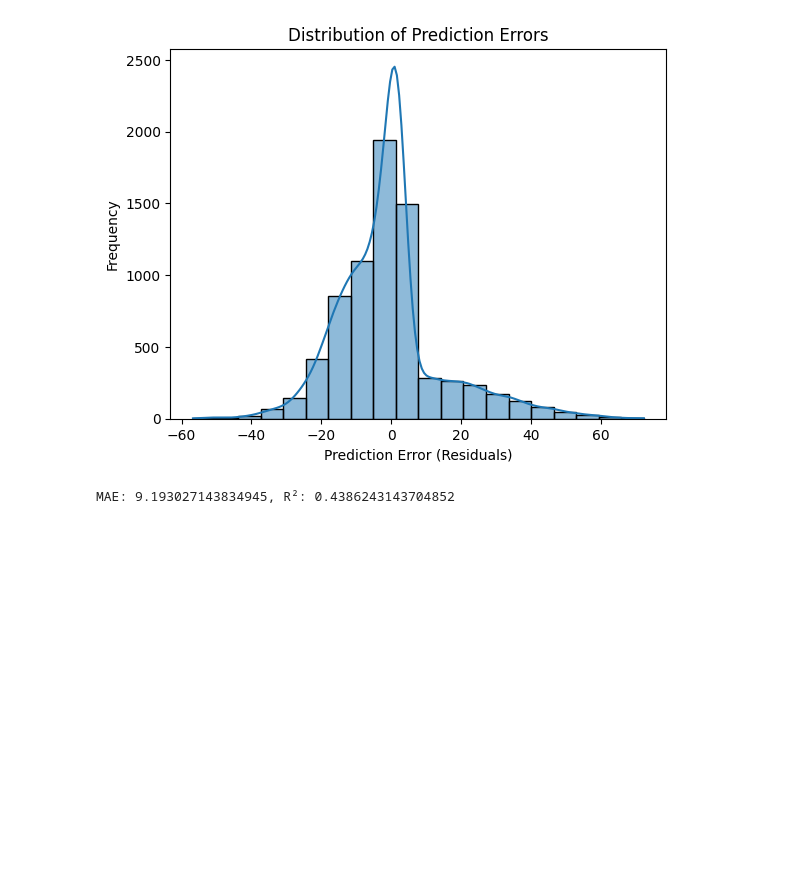
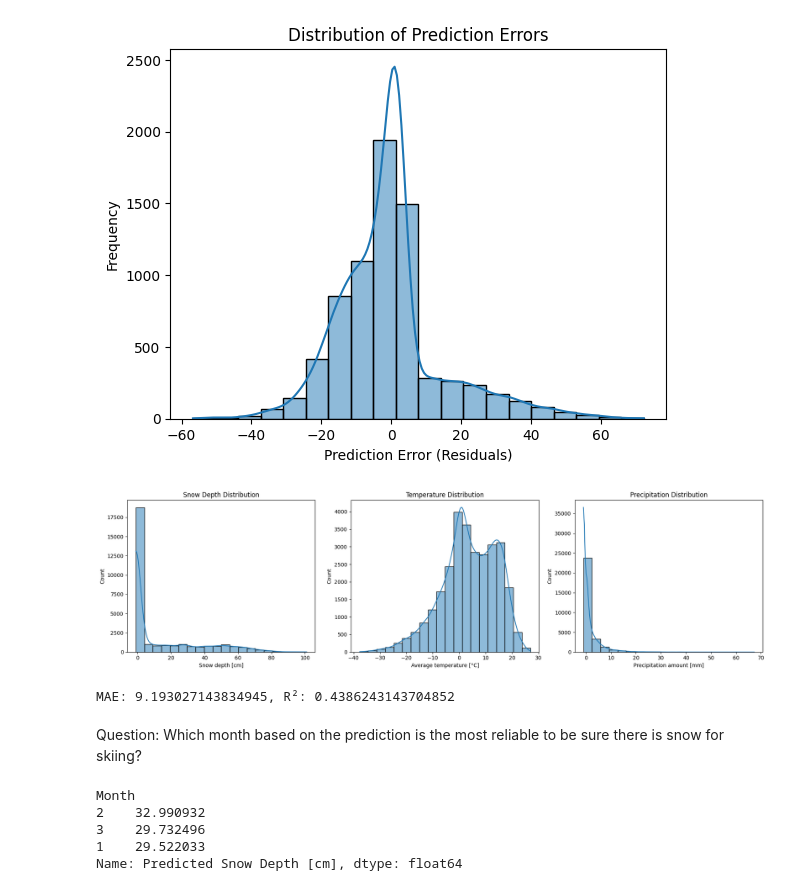
Before and after one commit to ZetaGroup1/WeatherMachine, a Jupyter notebook: Final_data_scripts/Scripts/training_model.ipynb, the cells around one changed output. Drawn from its saved outputs; the diff is of its cells as text; code cells hidden in the pictures; blank space fills up the shorter version.

Commit message:
updated training model

```diff
--- a/Final_data_scripts/Scripts/training_model.ipynb
+++ b/Final_data_scripts/Scripts/training_model.ipynb
@@ -312,6 +312,26 @@ plt.title("Distribution of Prediction Errors")
 plt.show()
 # %% [output]
 [figure]
+# %%
+# Visualize distribution of snow depth, temperature, and precipitation
+fig, axes = plt.subplots(1, 3, figsize=(18, 5))
+
+# Snow Depth
+sns.histplot(df_train["Snow depth [cm]"], bins=20, kde=True, ax=axes[0])
+axes[0].set_title("Snow Depth Distribution")
+
+# Temperature
+sns.histplot(df_train["Average temperature [°C]"], bins=20, kde=True, ax=axes[1])
+axes[1].set_title("Temperature Distribution")
+
+# Precipitation
+sns.histplot(df_train["Precipitation amount [mm]"], bins=20, kde=True, ax=axes[2])
+axes[2].set_title("Precipitation Distribution")
+
+plt.tight_layout()
+plt.show()
+# %% [output]
+[figure, added]
 # %%
 from sklearn.model_selection import train_test_split
 from sklearn.ensemble import RandomForestRegressor
@@ -335,3 +355,20 @@ r2 = r2_score(y_test, y_pred)
 print(f"MAE: {mae}, R²: {r2}")  # Lower MAE & higher R² is better
 # %% [output]
 MAE: 9.193027143834945, R²: 0.4386243143704852
+# %% [markdown]
+Question: Which month based on the prediction is the most reliable to be sure there is snow for skiing?
+# %%
+df_remaining['Date'] = pd.to_datetime(df_remaining['Date'])
+df_remaining['Year'] = df_remaining['Date'].dt.year
+df_remaining['Month'] = df_remaining['Date'].dt.month
+
+monthly_avg_snow_depth = df_remaining.groupby(['Year', 'Month'])['Predicted Snow Depth [cm]'].mean().reset_index()
+
+monthly = monthly_avg_snow_depth.groupby('Month')['Predicted Snow Depth [cm]'].mean()
+monthly.sort_values(ascending =False).head(3)
+# %% [output]
+Month
+2    32.990932
+3    29.732496
+1    29.522033
+Name: Predicted Snow Depth [cm], dtype: float64
```
Also changed, not shown: parts of 2 cells of this notebook.
